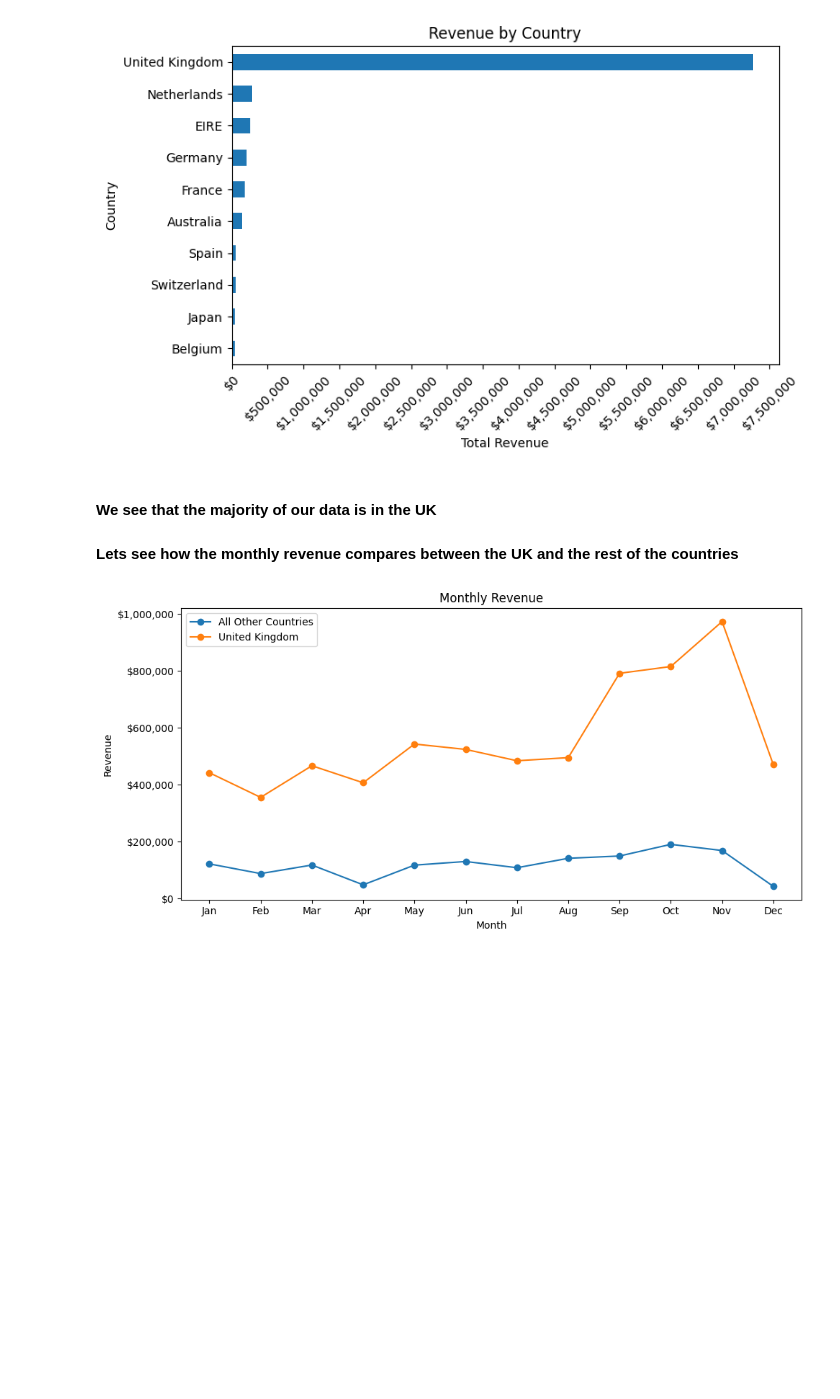
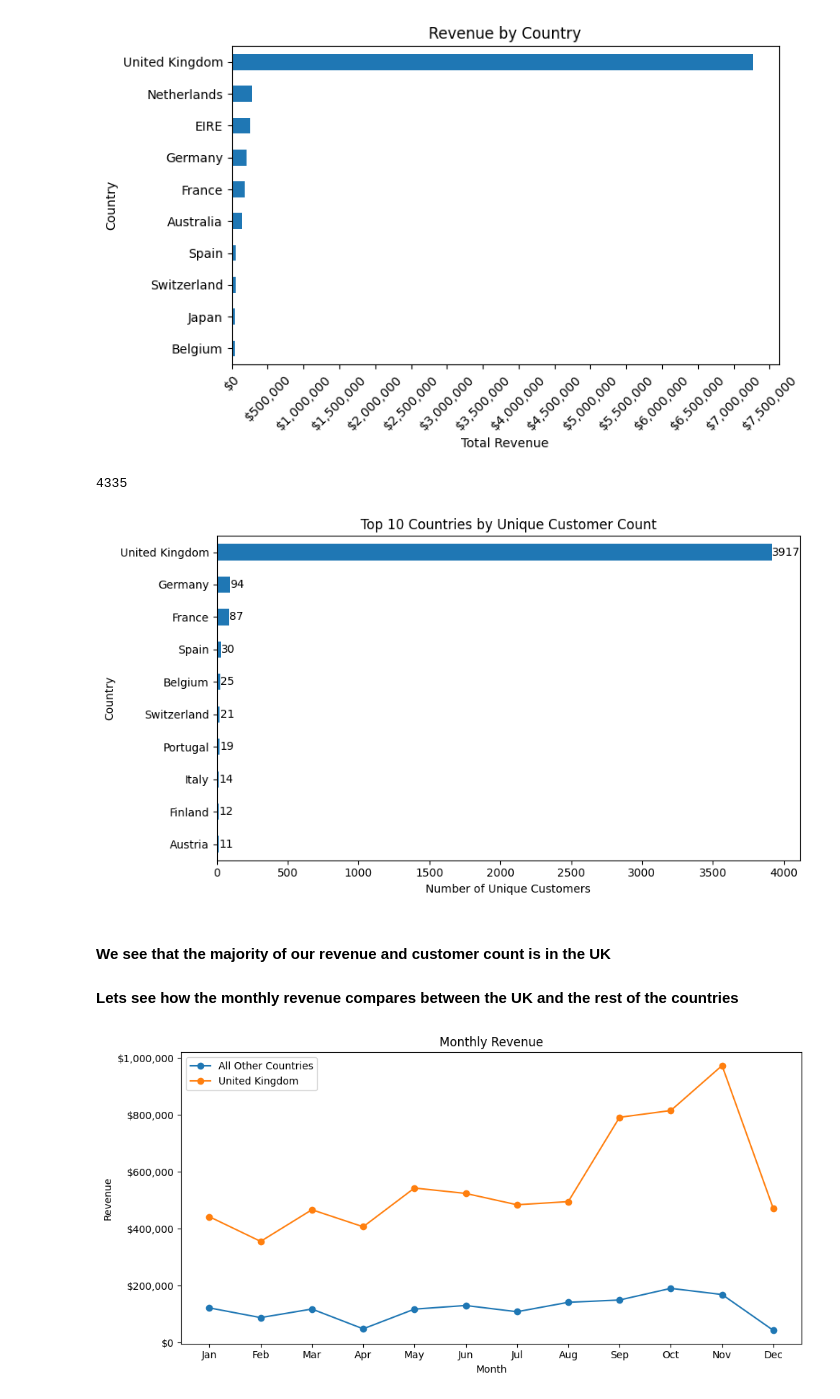
Before and after one commit to ruslanmaystrenko/Retail_Analysis, a Jupyter notebook: Retail_Sales_EDA.ipynb, the cells around one changed output. Cells and saved outputs as stored; diff of their text form; code cells hidden in the pictures; blank space fills up the shorter version.

```diff
--- a/Retail_Sales_EDA.ipynb
+++ b/Retail_Sales_EDA.ipynb
@@ -357,8 +357,30 @@ plt.tight_layout()
 plt.show()
 # %% [output]
 [figure]
+# %%
+df_purchase.CustomerID.nunique()
+# %% [output]
+4335
+# %%
+top_cust_countries = (df_purchase[df_purchase.CustomerID.notna()]
+                      .groupby('Country')['CustomerID']
+                      .nunique()
+                      .sort_values(ascending=False)
+                      .head(10))
+
+ax = top_cust_countries.plot(kind='barh', figsize=(9, 5), title='Top 10 Countries by Unique Customer Count')
+ax.invert_yaxis()
+
+for i, value in enumerate(top_cust_countries):
+    ax.text(value + 2, i, str(value), va='center')
+
+plt.xlabel('Number of Unique Customers')
+plt.tight_layout()
+plt.show()
+# %% [output]
+[figure, added]
 # %% [markdown]
-#### We see that the majority of our data is in the UK
+#### We see that the majority of our revenue and customer count is in the UK
 
 #### Lets see how the monthly revenue compares between the UK and the rest of the countries
 # %%
```
Also changed, not shown: parts of 3 cells of this notebook, 2 other files.
